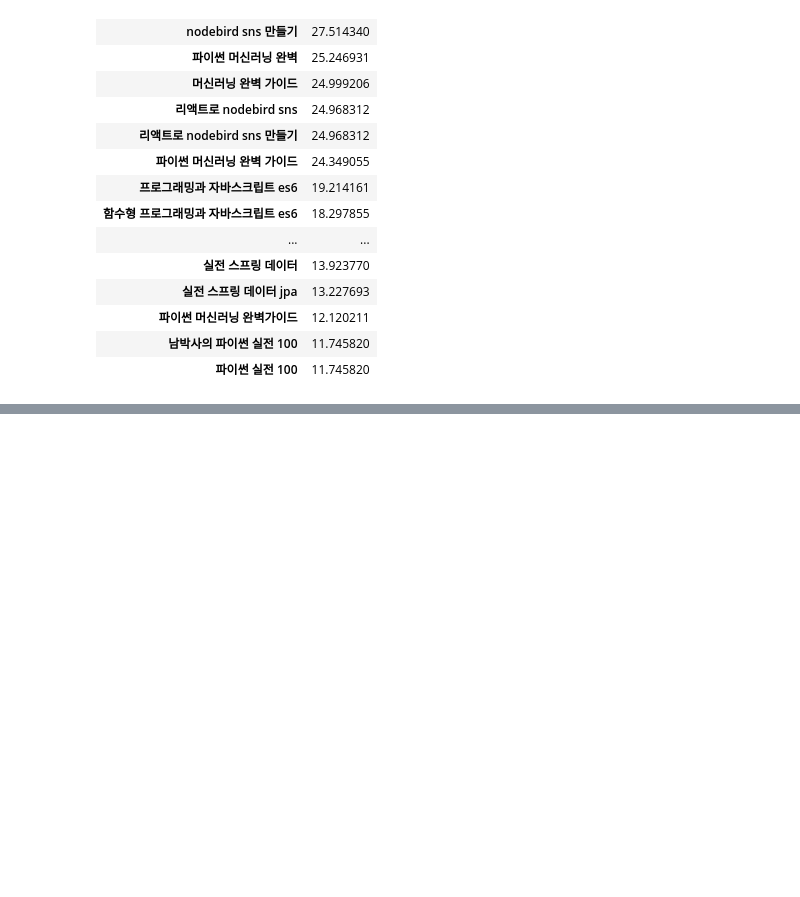
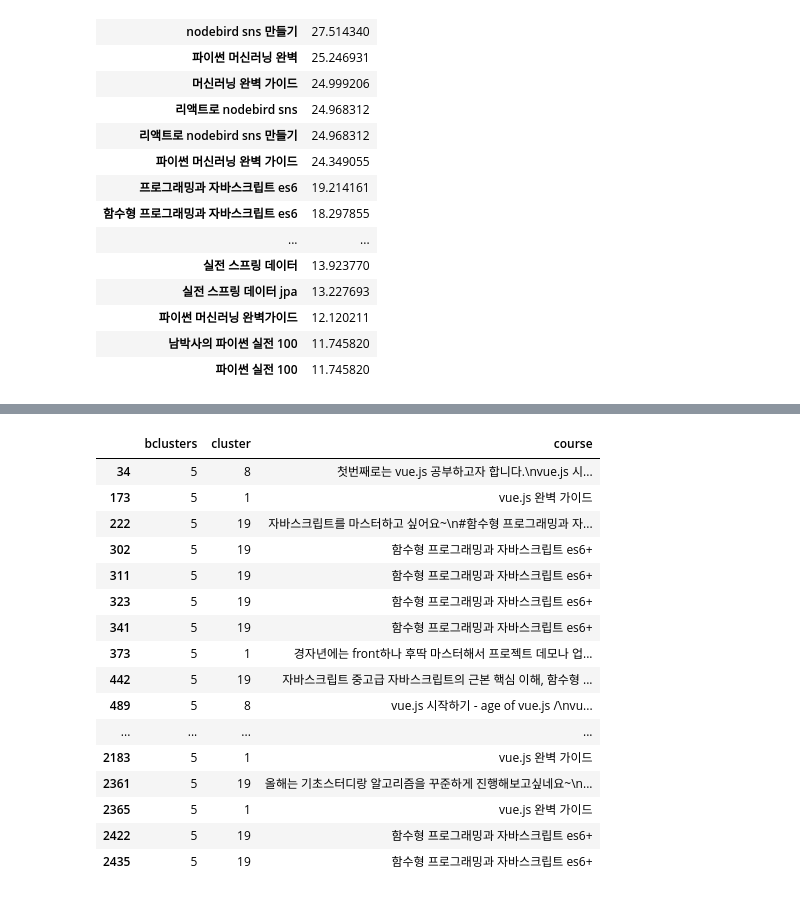
Before and after one commit to sloway/books, a Jupyter notebook: todaycode/inflearn-new-year-event-2020/02-inflearn-newyear-event-text-analysis.ipynb, the cells around one changed output, grey strips where cells are left out. Saved outputs shown, nothing was run; the diff lists cells and outputs as text; code cells hidden in the pictures; blank space fills up the shorter version.

```diff
--- a/todaycode/inflearn-new-year-event-2020/02-inflearn-newyear-event-text-analysis.ipynb
+++ b/todaycode/inflearn-new-year-event-2020/02-inflearn-newyear-event-text-analysis.ipynb
@@ -289,0 +342,5 @@ df_tfidf_top.head(20)
+# %%
+cls = MiniBatchKMeans(n_clusters=n_clusters, random_state=42)
+cls.fit(feature_vector)
+predict = cls.predict(feature_vector)
+df["bclusters"] = predict
@@ -289,0 +361,20 @@ df_tfidf_top.head(20)
+# %%
+df.loc[df["bclusters"] == 5, ["bclusters", "cluster", "course"]]
+# %% [output]
+|  | bclusters | cluster | course |
+| 34 | 5 | 8 | 첫번째로는 vue.js 공부하고자 합니다.\nvue.js 시... |
+| 173 | 5 | 1 | vue.js 완벽 가이드 |
+| 222 | 5 | 19 | 자바스크립트를 마스터하고 싶어요~\n#함수형 프로그래밍과 자... |
+| 302 | 5 | 19 | 함수형 프로그래밍과 자바스크립트 es6+ |
+| 311 | 5 | 19 | 함수형 프로그래밍과 자바스크립트 es6+ |
+| 323 | 5 | 19 | 함수형 프로그래밍과 자바스크립트 es6+ |
+| 341 | 5 | 19 | 함수형 프로그래밍과 자바스크립트 es6+ |
+| 373 | 5 | 1 | 경자년에는 front하나 후딱 마스터해서 프로젝트 데모나 업... |
+| 442 | 5 | 19 | 자바스크립트 중고급 자바스크립트의 근본 핵심 이해, 함수형 ... |
+| 489 | 5 | 8 | vue.js 시작하기 - age of vue.js /\nvu... |
+| ... | ... | ... | ... |
+| 2183 | 5 | 1 | vue.js 완벽 가이드 |
+| 2361 | 5 | 19 | 올해는 기초스터디랑 알고리즘을 꾸준하게 진행해보고싶네요~\n... |
+| 2365 | 5 | 1 | vue.js 완벽 가이드 |
+| 2422 | 5 | 19 | 함수형 프로그래밍과 자바스크립트 es6+ |
+| 2435 | 5 | 19 | 함수형 프로그래밍과 자바스크립트 es6+ |
```
Also changed, not shown: parts of 7 cells of this notebook.
